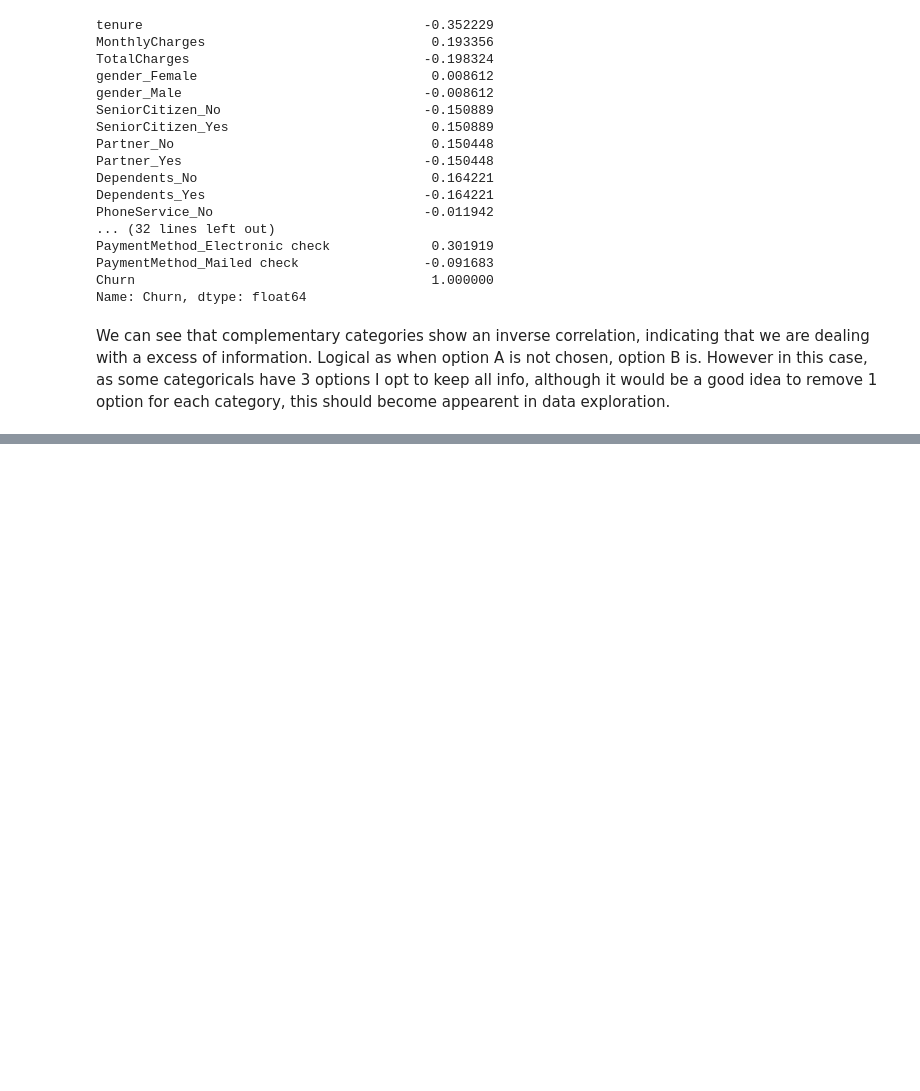
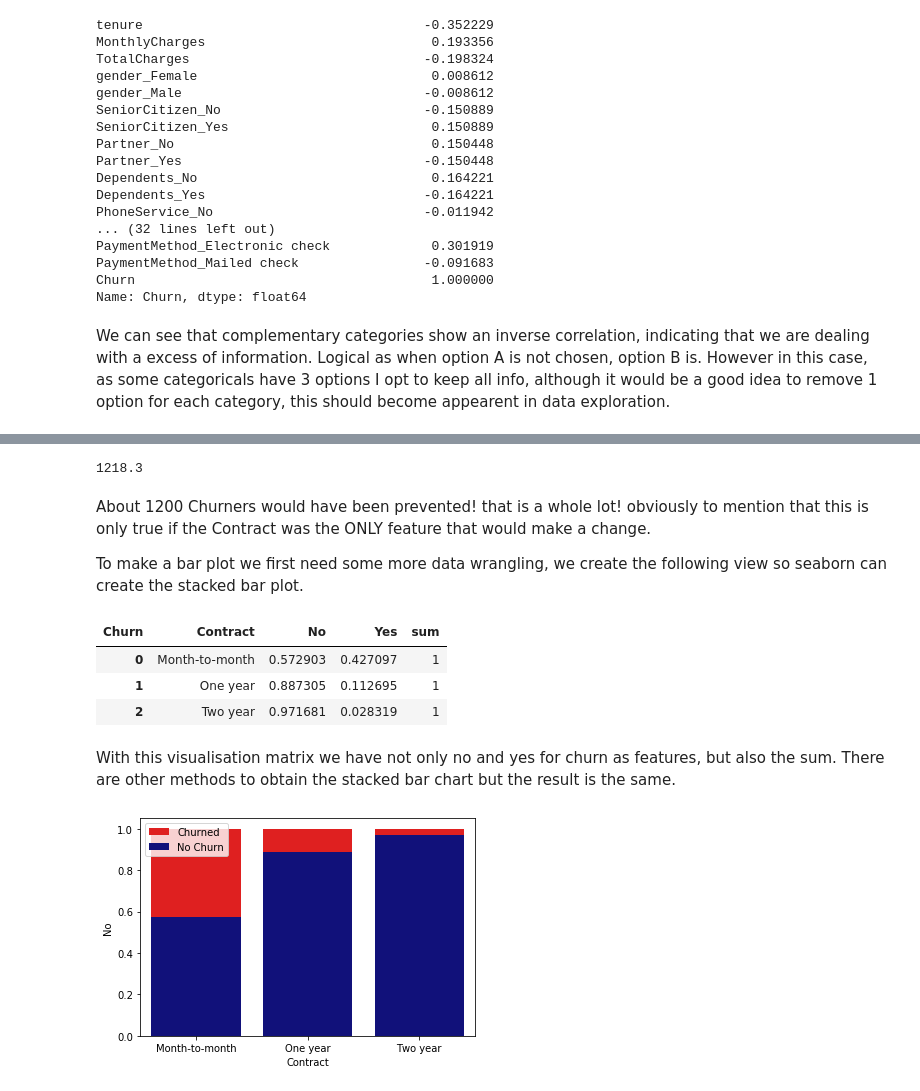
Before and after one commit to LorenzF/data-science-practical-approach, a Jupyter notebook: src/_build/jupyter_execute/c7_case_studies/Churn.ipynb, the cells around one changed output, grey strips where cells are left out. Drawn from its saved outputs; the diff is of its cells as text; code cells hidden in the pictures; blank space fills up the shorter version.

```diff
--- a/src/_build/jupyter_execute/c7_case_studies/Churn.ipynb
+++ b/src/_build/jupyter_execute/c7_case_studies/Churn.ipynb
@@ -337,0 +736,26 @@ However in this case, as some categoricals have 3 options I opt to keep all info
+# %%
+churn_df.Contract.value_counts()['Month-to-month']*(0.427-0.1126)
+# %% [output]
+1218.3
+# %% [markdown]
+About 1200 Churners would have been prevented! that is a whole lot! obviously to mention that this is only true if the Contract was the ONLY feature that would make a change.
+
+To make a bar plot we first need some more data wrangling, we create the following view so seaborn can create the stacked bar plot.
+# %%
+vis_matrix = mean_matrix('Contract').T.reset_index()
+vis_matrix['sum'] = 1
+vis_matrix
+# %% [output]
+| Churn | Contract | No | Yes | sum |
+| 0 | Month-to-month | 0.572903 | 0.427097 | 1 |
+| 1 | One year | 0.887305 | 0.112695 | 1 |
+| 2 | Two year | 0.971681 | 0.028319 | 1 |
+# %% [markdown]
+With this visualisation matrix we have not only no and yes for churn as features, but also the sum. There are other methods to obtain the stacked bar chart but the result is the same.
+# %%
+sns.barplot(x="Contract", y="sum", data=vis_matrix, color='red', label='Churned')
+sns.barplot(x="Contract",  y="No", data=vis_matrix, color='darkblue', label='No Churn')
+plt.legend()
+plt.show()
+# %% [output]
+[figure, added]
```
Also changed, not shown: parts of 124 cells of this notebook, 48 other files.
